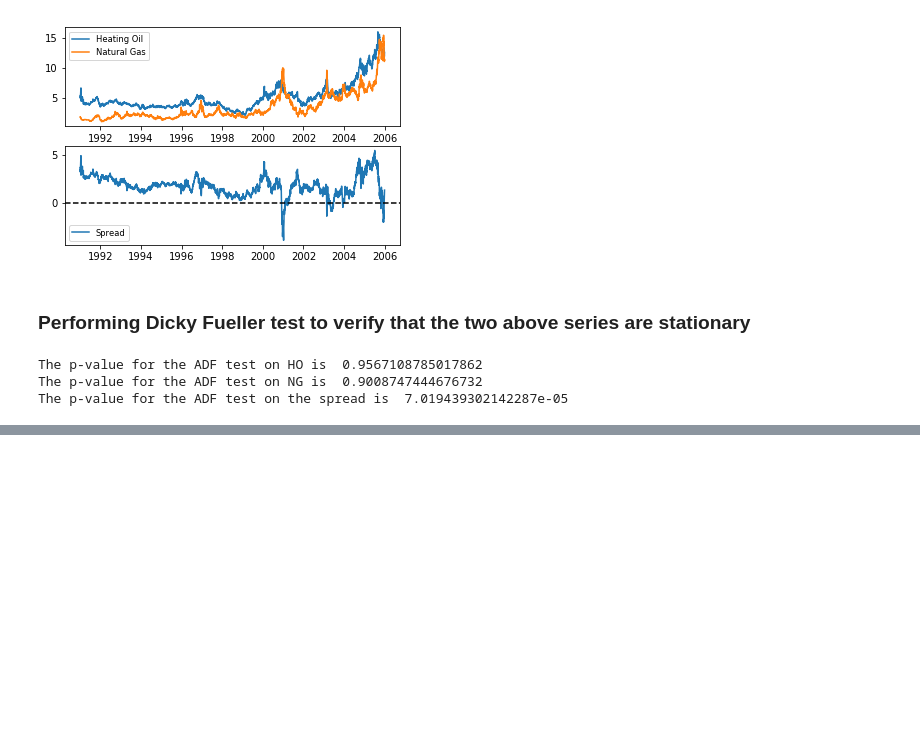
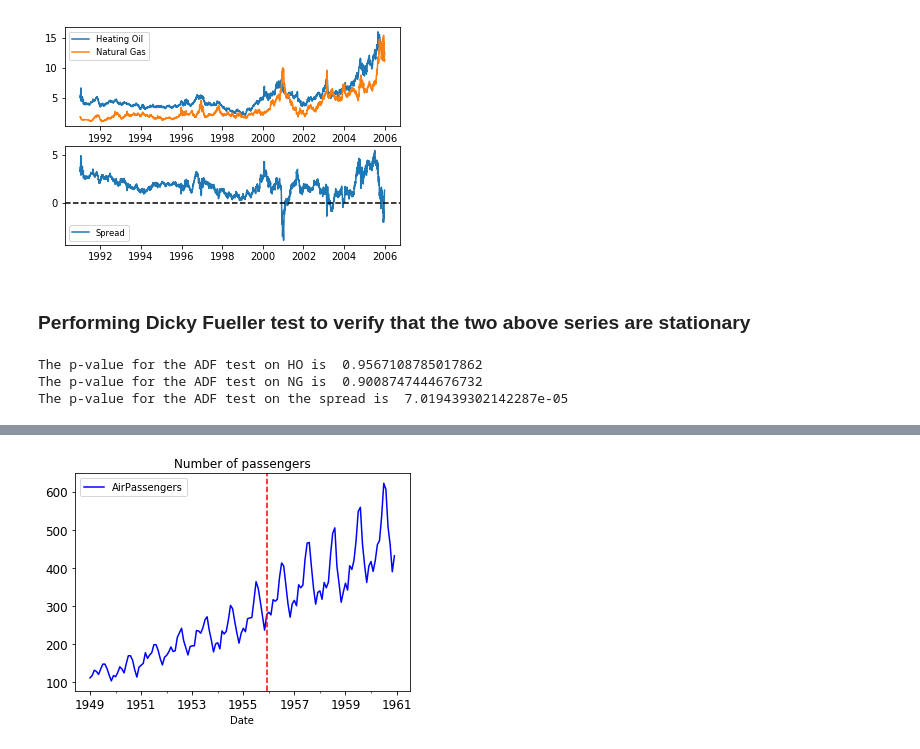
Before and after one commit to KshitizSharmaV/DataScience_In_Investment_Banking, a Jupyter notebook: Time Series Analysis.ipynb, the cells around one changed output, grey strips where cells are left out. Cells and saved outputs as stored; diff of their text form; code cells hidden in the pictures; blank space fills up the shorter version.

```diff
--- a/Time Series Analysis.ipynb
+++ b/Time Series Analysis.ipynb
@@ -810,0 +822,12 @@ The p-value for the ADF test on the spread is  7.019439302142287e-05
+# %%
+data=pd.read_csv('data/airline_passengers.csv')
+data['Month']=pd.to_datetime(data['Month'])
+data=data.set_index('Month')
+
+ax=data.plot(color='blue',fontsize=12)
+ax.axvline('1955-12-01',color='red',linestyle='--')
+ax.set_xlabel('Date')
+ax.set_title('Number of passengers',fontsize=12)
+plt.show()
+# %% [output]
+[figure, added]
```
Also changed, not shown: parts of 14 cells of this notebook.
